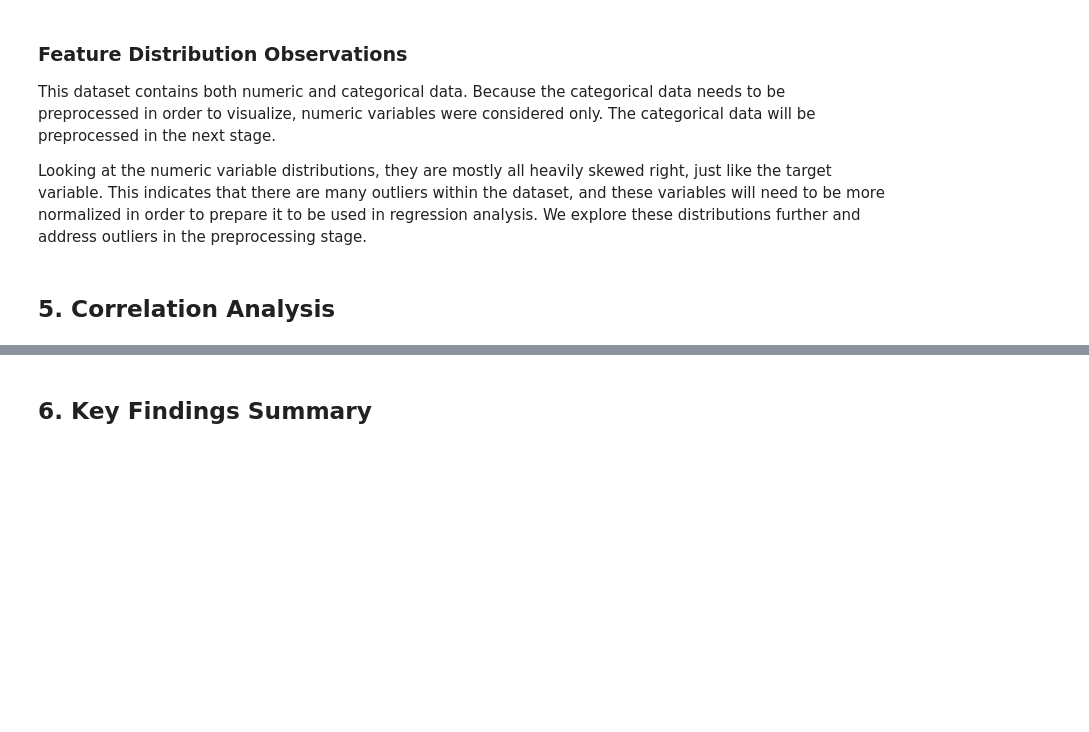
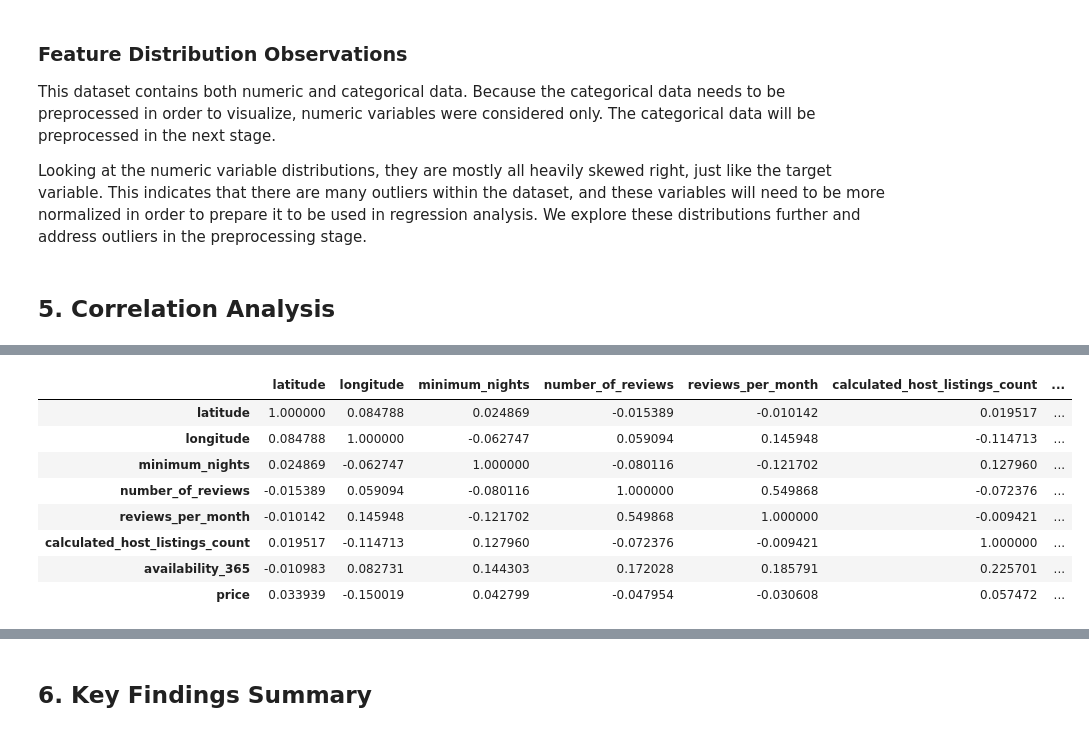
Before and after one commit to MTSU-DATA4950-Capstone-Spring2026/Team7-R1_AirbnbPricing, a Jupyter notebook: notebooks/01_eda_team7.ipynb, the cells around one changed output, grey strips where cells are left out. Cells and saved outputs as stored; diff of their text form; code cells hidden in the pictures; blank space fills up the shorter version.

```diff
--- a/notebooks/01_eda_team7.ipynb
+++ b/notebooks/01_eda_team7.ipynb
@@ -220,0 +279,15 @@ Looking at the numeric variable distributions, they are mostly all heavily skewe
+# %%
+# Calculate Correlation Matrix
+corr_features = features + ['price']
+correlation_matrix = df[corr_features].corr()
+correlation_matrix
+# %% [output]
+|  | latitude | longitude | minimum_nights | number_of_reviews | reviews_per_month | calculated_host_listings_count | ... |
+| latitude | 1.000000 | 0.084788 | 0.024869 | -0.015389 | -0.010142 | 0.019517 | ... |
+| longitude | 0.084788 | 1.000000 | -0.062747 | 0.059094 | 0.145948 | -0.114713 | ... |
+| minimum_nights | 0.024869 | -0.062747 | 1.000000 | -0.080116 | -0.121702 | 0.127960 | ... |
+| number_of_reviews | -0.015389 | 0.059094 | -0.080116 | 1.000000 | 0.549868 | -0.072376 | ... |
+| reviews_per_month | -0.010142 | 0.145948 | -0.121702 | 0.549868 | 1.000000 | -0.009421 | ... |
+| calculated_host_listings_count | 0.019517 | -0.114713 | 0.127960 | -0.072376 | -0.009421 | 1.000000 | ... |
+| availability_365 | -0.010983 | 0.082731 | 0.144303 | 0.172028 | 0.185791 | 0.225701 | ... |
+| price | 0.033939 | -0.150019 | 0.042799 | -0.047954 | -0.030608 | 0.057472 | ... |
```
Also changed, not shown: parts of 9 cells of this notebook.
